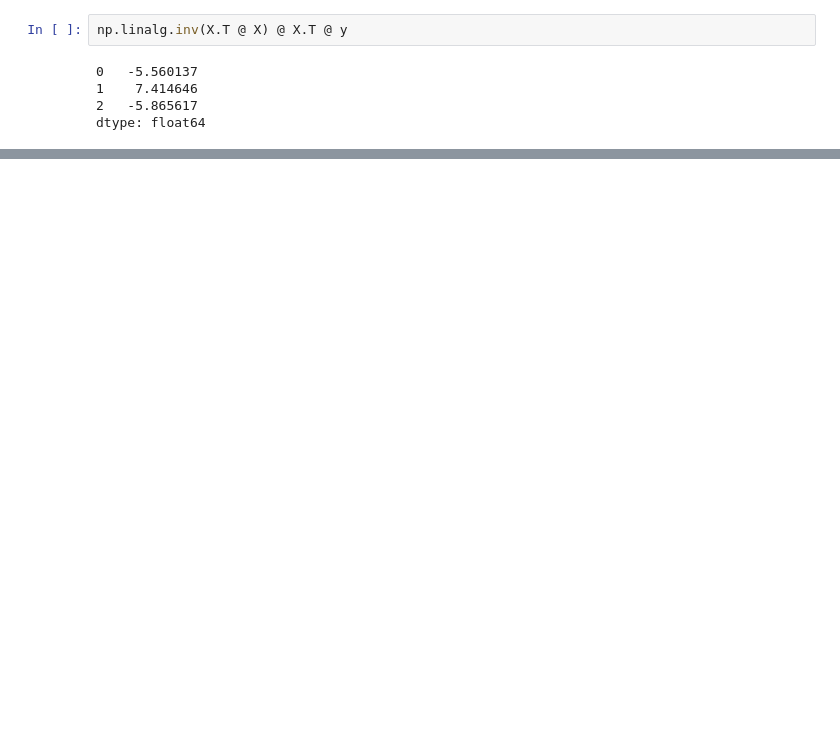
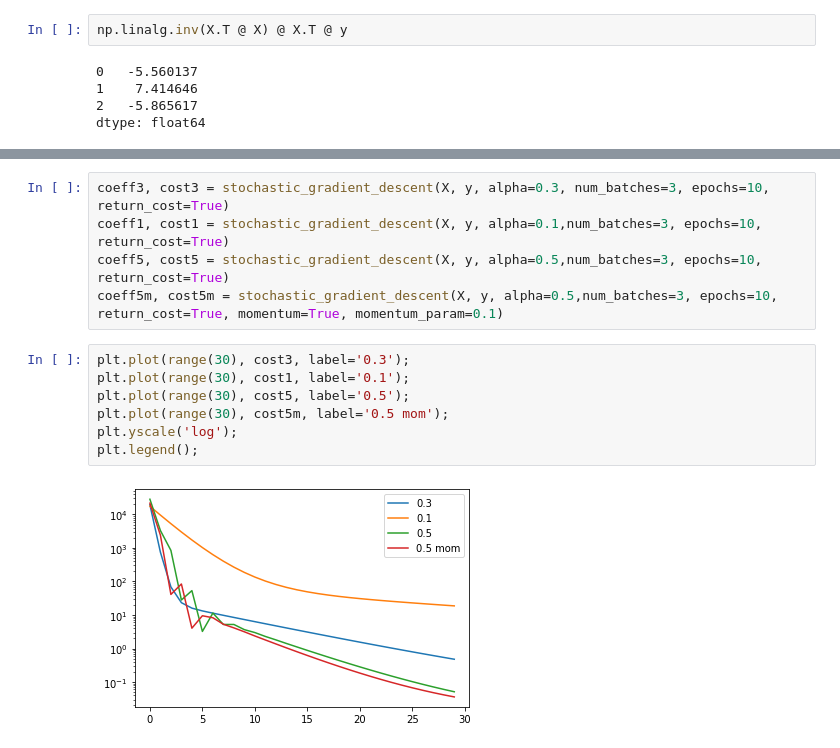
Before and after one commit to OdaLangrekken/FYS-STK4155, a Jupyter notebook: Project2/project2_code/notebooks/Untitled.ipynb, the cells around one changed output, grey strips where cells are left out. Saved outputs shown, nothing was run; the diff lists cells and outputs as text; blank space fills up the shorter version.

```diff
--- a/Project2/project2_code/notebooks/Untitled.ipynb
+++ b/Project2/project2_code/notebooks/Untitled.ipynb
@@ -78 +71,15 @@ x^2    -5.385846
 dtype: float64
+# %%
+coeff3, cost3 = stochastic_gradient_descent(X, y, alpha=0.3, num_batches=3, epochs=10, return_cost=True)
+coeff1, cost1 = stochastic_gradient_descent(X, y, alpha=0.1,num_batches=3, epochs=10, return_cost=True)
+coeff5, cost5 = stochastic_gradient_descent(X, y, alpha=0.5,num_batches=3, epochs=10, return_cost=True)
+coeff5m, cost5m = stochastic_gradient_descent(X, y, alpha=0.5,num_batches=3, epochs=10, return_cost=True, momentum=True, momentum_param=0.1)
+# %%
+plt.plot(range(30), cost3, label='0.3');
+plt.plot(range(30), cost1, label='0.1');
+plt.plot(range(30), cost5, label='0.5');
+plt.plot(range(30), cost5m, label='0.5 mom');
+plt.yscale('log');
+plt.legend();
+# %% [output]
+[figure, added]
```
Also changed, not shown: parts of 6 cells of this notebook, 1 other file.
